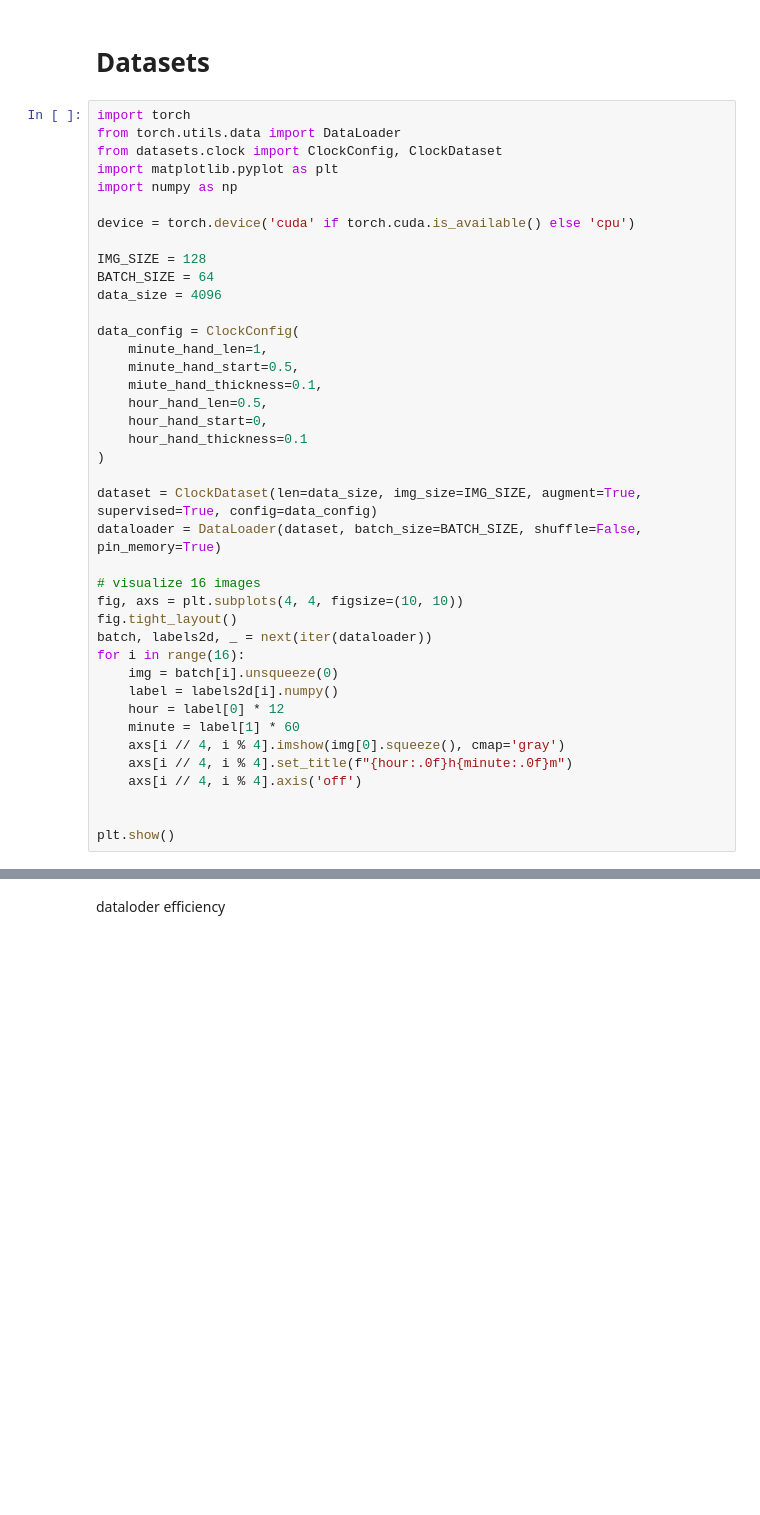
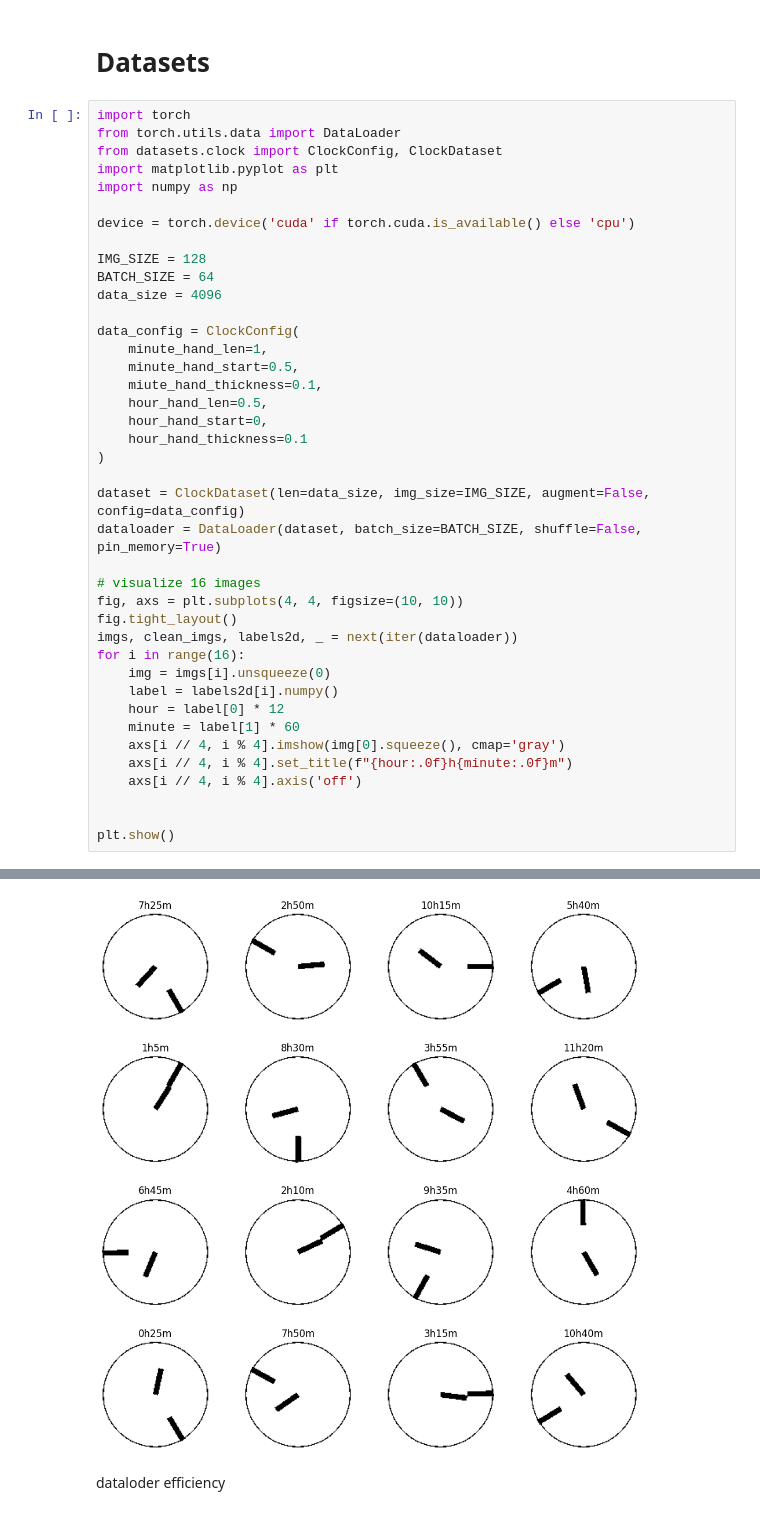
Before and after one commit to uzairname/manifold-learning, a Jupyter notebook: ae.ipynb, the cells around one changed output, grey strips where cells are left out. Drawn from its saved outputs; the diff is of its cells as text; blank space fills up the shorter version.

```diff
--- a/ae.ipynb
+++ b/ae.ipynb
@@ -26,15 +26,15 @@ data_config = ClockConfig(
     hour_hand_thickness=0.1
 )
 
-dataset = ClockDataset(len=data_size, img_size=IMG_SIZE, augment=True, supervised=True, config=data_config)
+dataset = ClockDataset(len=data_size, img_size=IMG_SIZE, augment=False, config=data_config)
 dataloader = DataLoader(dataset, batch_size=BATCH_SIZE, shuffle=False, pin_memory=True)
 
 # visualize 16 images
 fig, axs = plt.subplots(4, 4, figsize=(10, 10))
 fig.tight_layout()
-batch, labels2d, _ = next(iter(dataloader))
+imgs, clean_imgs, labels2d, _ = next(iter(dataloader))
 for i in range(16):
-    img = batch[i].unsqueeze(0)
+    img = imgs[i].unsqueeze(0)
     label = labels2d[i].numpy()
     hour = label[0] * 12
     minute = label[1] * 60
@@ -49,3 +48,4 @@ TypeError: ClockDataset.__init__() got an unexpected keyword argument 'supervise
+[figure, added]
 # %% [markdown]
 dataloder efficiency
 # %%
```
Also changed, not shown: parts of 5 cells of this notebook, 5 other files.
